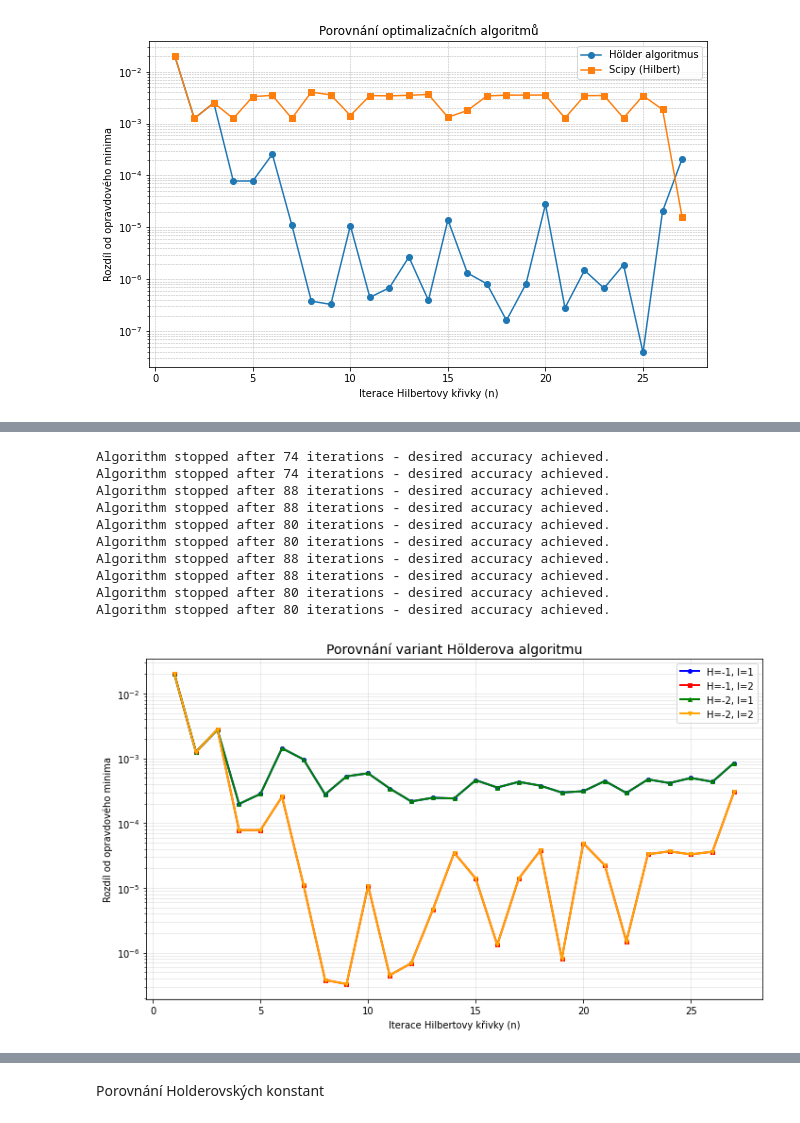
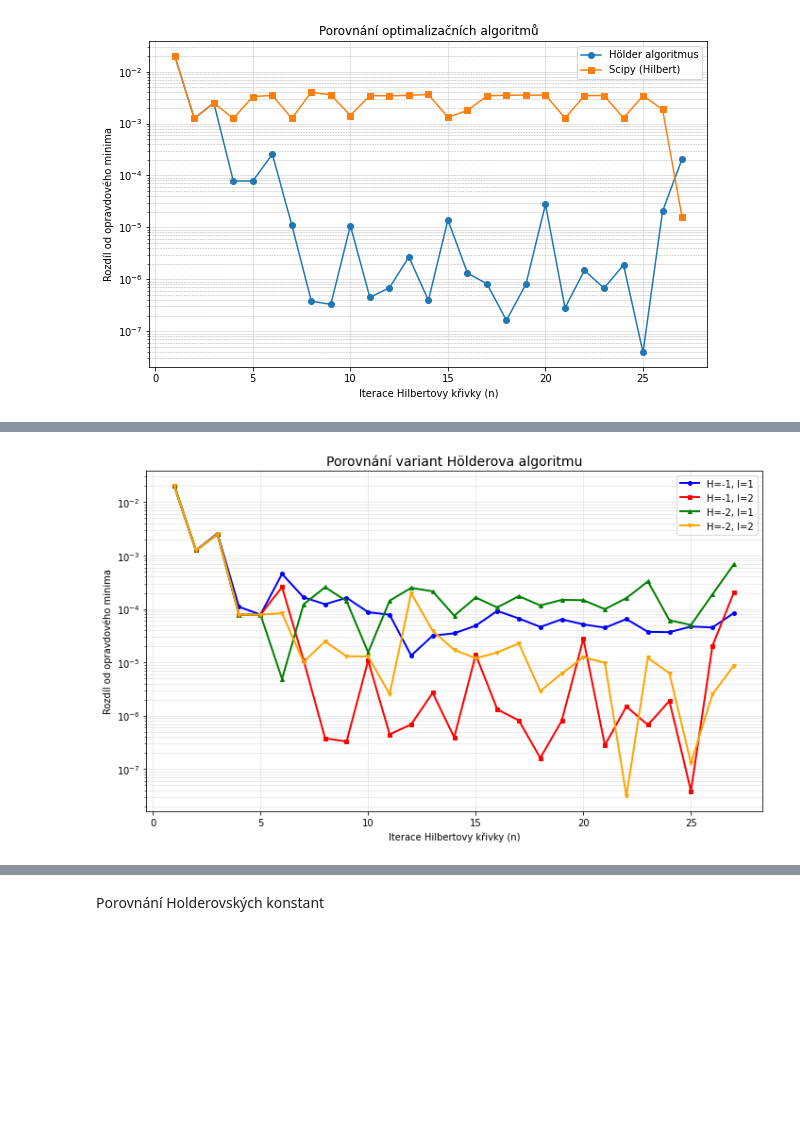
Before and after one commit to NIE0087/BP---prostor-vyplnujici-krivky, a Jupyter notebook: example2D.ipynb, the cells around one changed output, grey strips where cells are left out. Drawn from its saved outputs; the diff is of its cells as text; code cells hidden in the pictures; blank space fills up the shorter version.

```diff
--- a/example2D.ipynb
+++ b/example2D.ipynb
@@ -168,17 +168,7 @@ Differential evolution stopped after 3 iterations - desired accuracy achieved.
 # %%
-h2d.compare_holder_variants(r=3, eps=0.000001, max_iter=100, N_vals=[1,2,3,4,5,6,7,8,9,10,11,12,13,14,15,16,17,18,19,20,21,22,23,24,25,26,27], whatFunc=0, true_min=true_min1)
+h2d.compare_holder_variants(r=3, eps=1e-8, max_iter=250, N_vals=[1,2,3,4,5,6,7,8,9,10,11,12,13,14,15,16,17,18,19,20,21,22,23,24,25,26,27], whatFunc=0, true_min=true_min1)
 # %% [output]
-Algorithm stopped after 74 iterations - desired accuracy achieved.
-Algorithm stopped after 74 iterations - desired accuracy achieved.
-Algorithm stopped after 88 iterations - desired accuracy achieved.
-Algorithm stopped after 88 iterations - desired accuracy achieved.
-Algorithm stopped after 80 iterations - desired accuracy achieved.
-Algorithm stopped after 80 iterations - desired accuracy achieved.
-Algorithm stopped after 88 iterations - desired accuracy achieved.
-Algorithm stopped after 88 iterations - desired accuracy achieved.
-Algorithm stopped after 80 iterations - desired accuracy achieved.
-Algorithm stopped after 80 iterations - desired accuracy achieved.
-[figure, old version]
+[figure, new version]
 # %%
 h2d.hyperparameter_tuning_r(r_values=[1.1, 1.2,2,2.1,2.2,3.2,3.1], H=-1, I=2, eps=0.0001, max_iter=100, N_vals=[1,2,3,4,5,6,7,8,9,10,11,12,13,14,15,16,17,18,19,20,21,22,23,24,25,26,27], whatFunc=0, true_min=true_min1)
 # %% [output]
```
Also changed, not shown: parts of 12 cells of this notebook, 1 other file.
